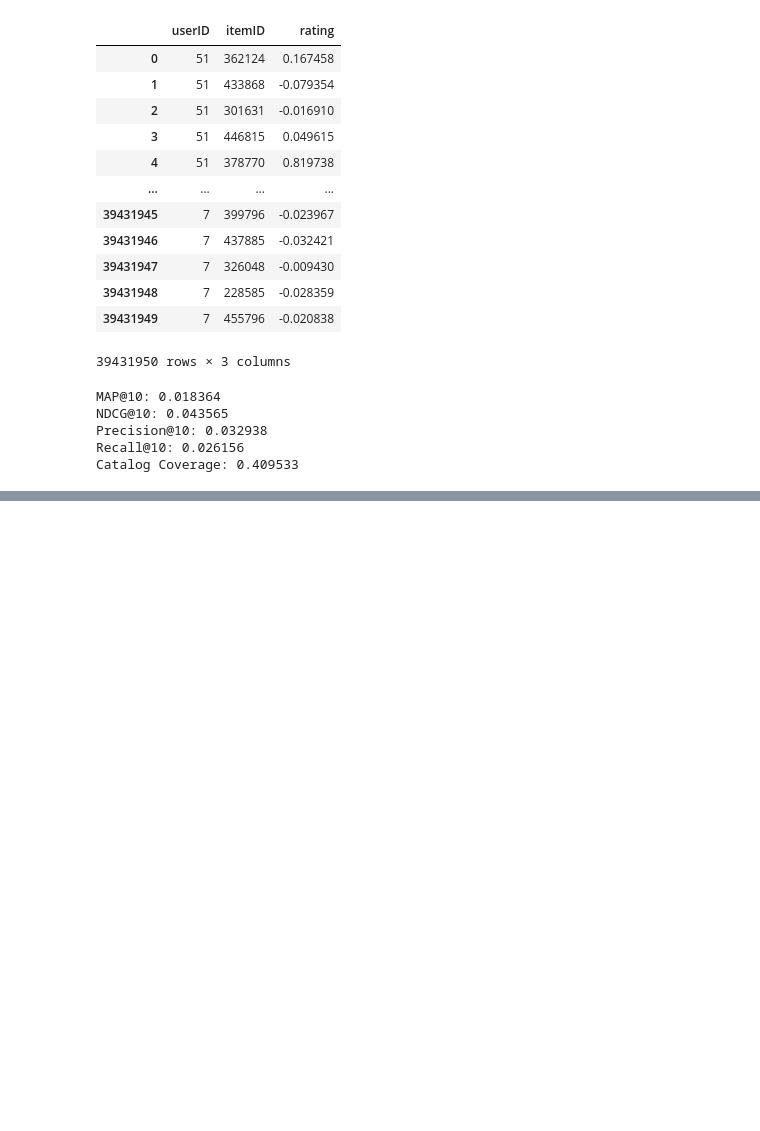
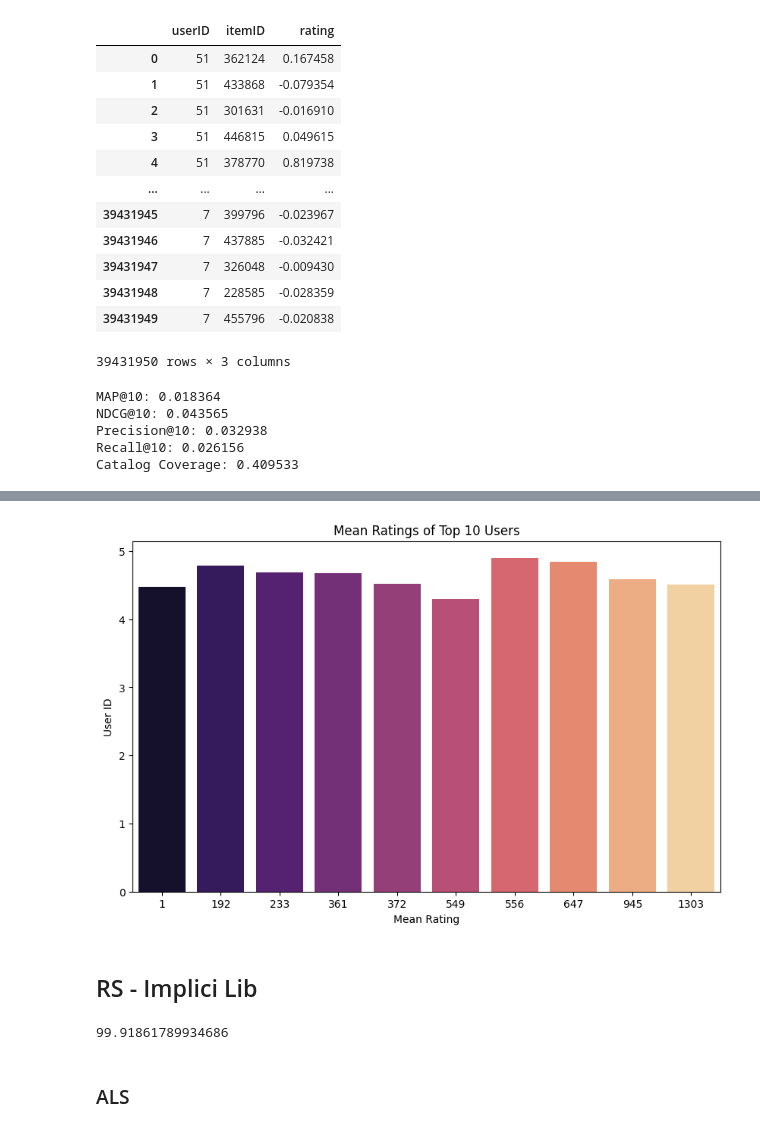
Before and after one commit to iara113/Sistemas-de-Recomenda-o, a Jupyter notebook: RS_Imp&Rec.ipynb, the cells around one changed output, grey strips where cells are left out. Cells and saved outputs as stored; diff of their text form; code cells hidden in the pictures; blank space fills up the shorter version.

```diff
--- a/RS_Imp&Rec.ipynb
+++ b/RS_Imp&Rec.ipynb
@@ -1043,0 +1275,18 @@ Catalog Coverage: 0.409533
+# %%
+
+user_avg_rating = reviews_df.groupby('new_member_id')['rating'].mean()
+user_ratings_count = reviews_df['new_member_id'].value_counts().sort_values(ascending=False)
+top_users = user_ratings_count.head(10)
+top_users_avg = user_avg_rating[user_avg_rating.index.isin(top_users.index)]
+
+# Plotar gráfico de barras horizontal
+plt.figure(figsize=(10, 6))
+sns.barplot(x=top_users_avg.index, y=top_users_avg.values, palette='magma')
+plt.title('Mean Ratings of Top 10 Users')
+plt.xlabel('Mean Rating')
+plt.ylabel('User ID')
+plt.show()
+# %% [output]
+[figure, added]
+# %% [markdown]
+## RS - Implici Lib
@@ -1043,0 +1299,6 @@ Catalog Coverage: 0.409533
+# %%
+A = user_recipe_matrix.toarray()
+sparsity = 1.0 - (np.count_nonzero(A) / float(A.size) )
+print(sparsity * 100)
+# %% [output]
+99.91861789934686
@@ -1043,0 +1307,2 @@ Catalog Coverage: 0.409533
+# %% [markdown]
+### ALS
```
Also changed, not shown: parts of 187 cells of this notebook.
